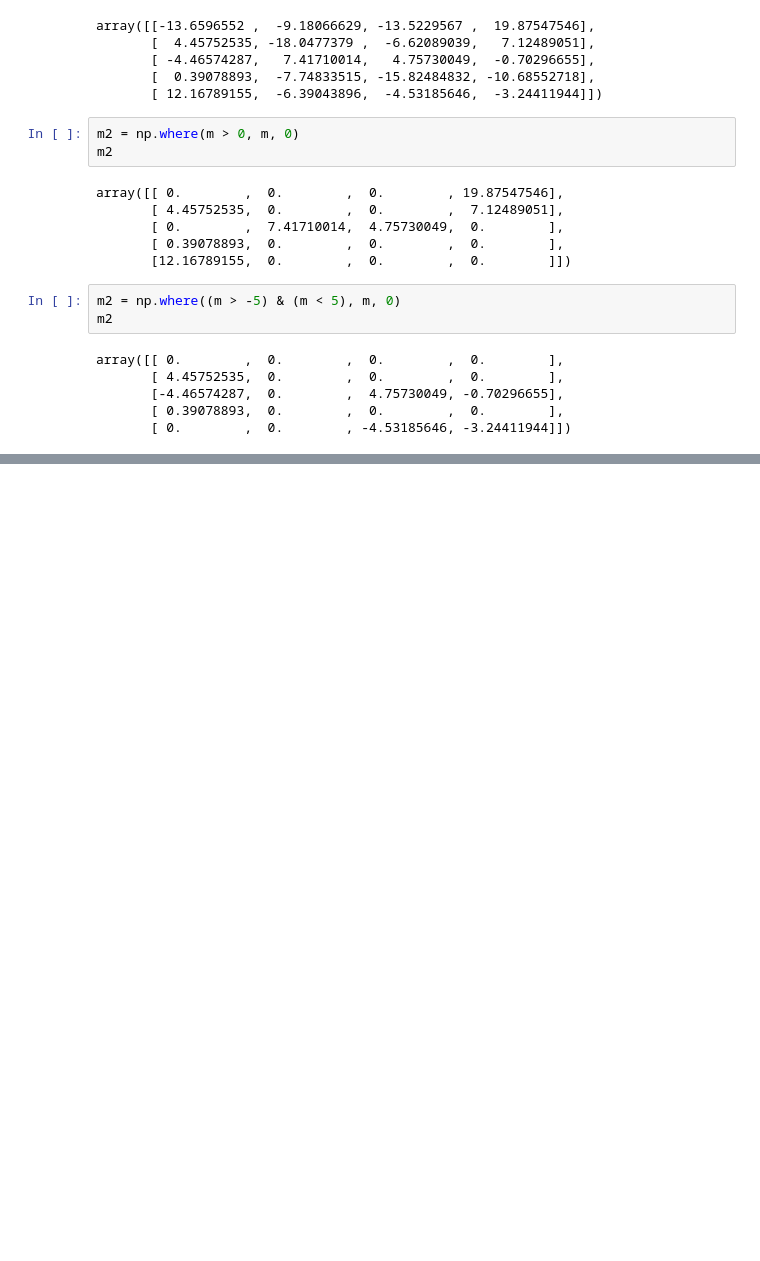
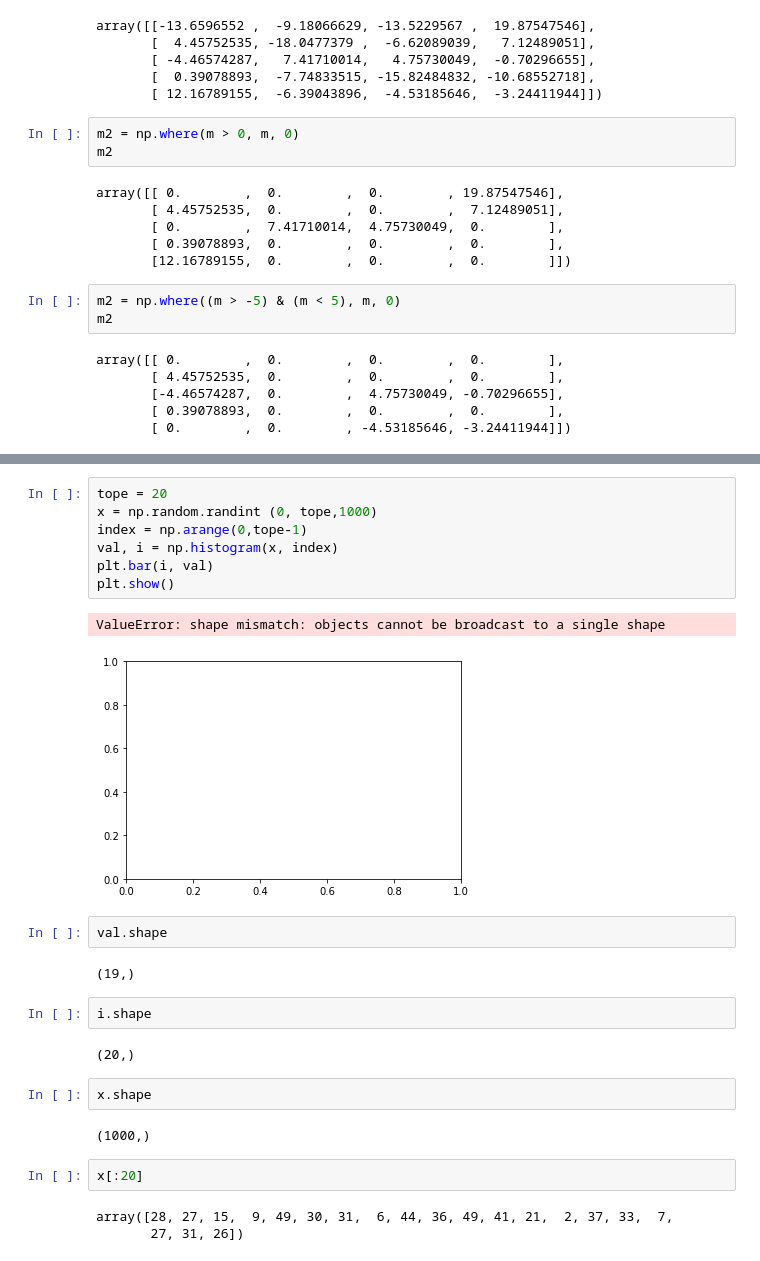
Before and after one commit to aldebarran22/curso_avanzado_santander, a Jupyter notebook: codigo_feb_26_mar_1/prueba_numpy.ipynb, the cells around one changed output, grey strips where cells are left out. Saved outputs shown, nothing was run; the diff lists cells and outputs as text; blank space fills up the shorter version.

```diff
--- a/codigo_feb_26_mar_1/prueba_numpy.ipynb
+++ b/codigo_feb_26_mar_1/prueba_numpy.ipynb
@@ -328,0 +380,27 @@ array([[ 0.        ,  0.        ,  0.        ,  0.        ],
+# %%
+tope = 20
+x = np.random.randint (0, tope,1000)
+index = np.arange(0,tope-1)
+val, i = np.histogram(x, index)
+plt.bar(i, val)
+plt.show()
+# %% [output]
+ValueError: shape mismatch: objects cannot be broadcast to a single shape
+[figure, added]
+# %%
+val.shape
+# %% [output]
+(19,)
+# %%
+i.shape
+# %% [output]
+(20,)
+# %%
+x.shape
+# %% [output]
+(1000,)
+# %%
+x[:20]
+# %% [output]
+array([28, 27, 15,  9, 49, 30, 31,  6, 44, 36, 49, 41, 21,  2, 37, 33,  7,
+       27, 31, 26])
```
Also changed, not shown: parts of 10 cells of this notebook.
